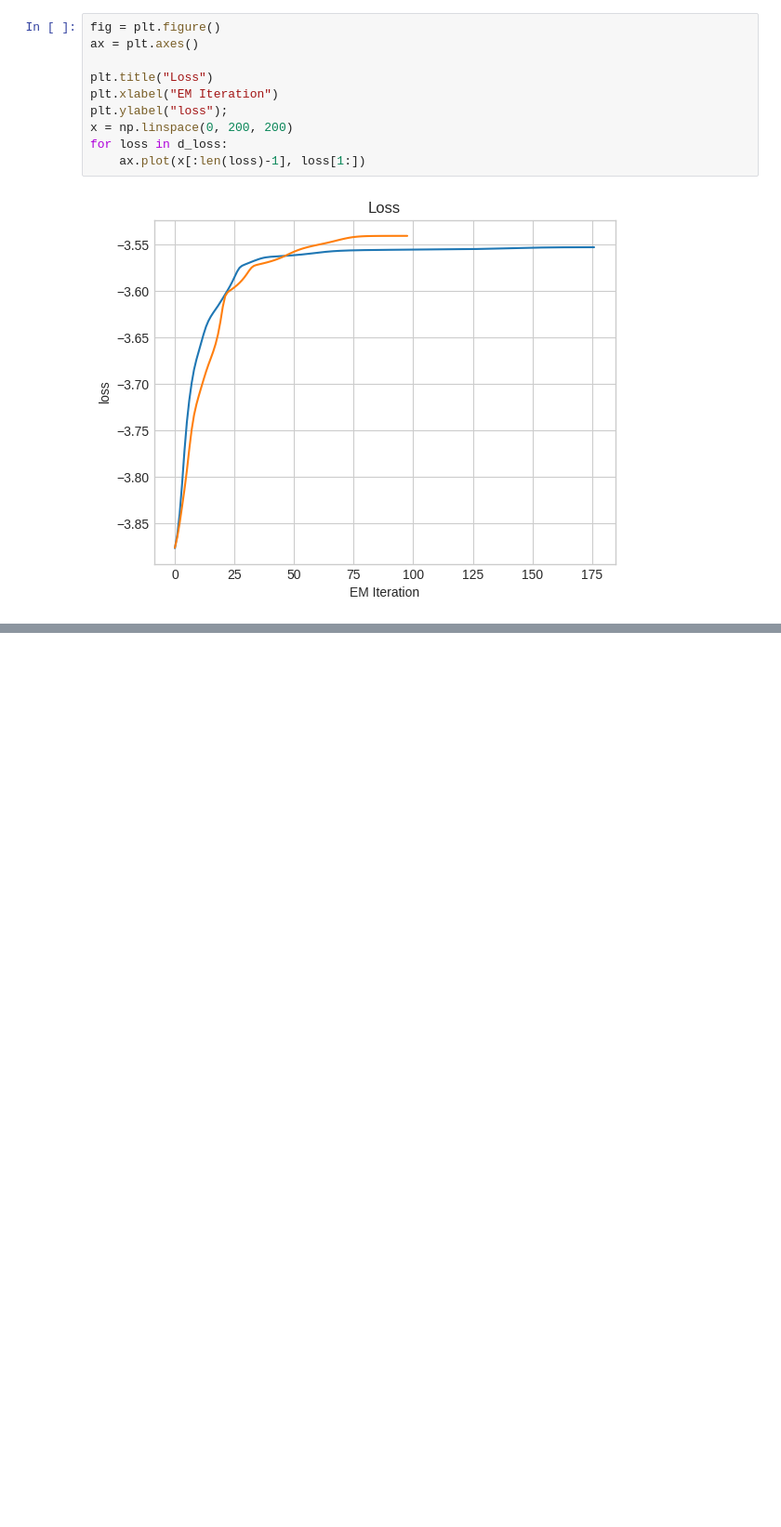
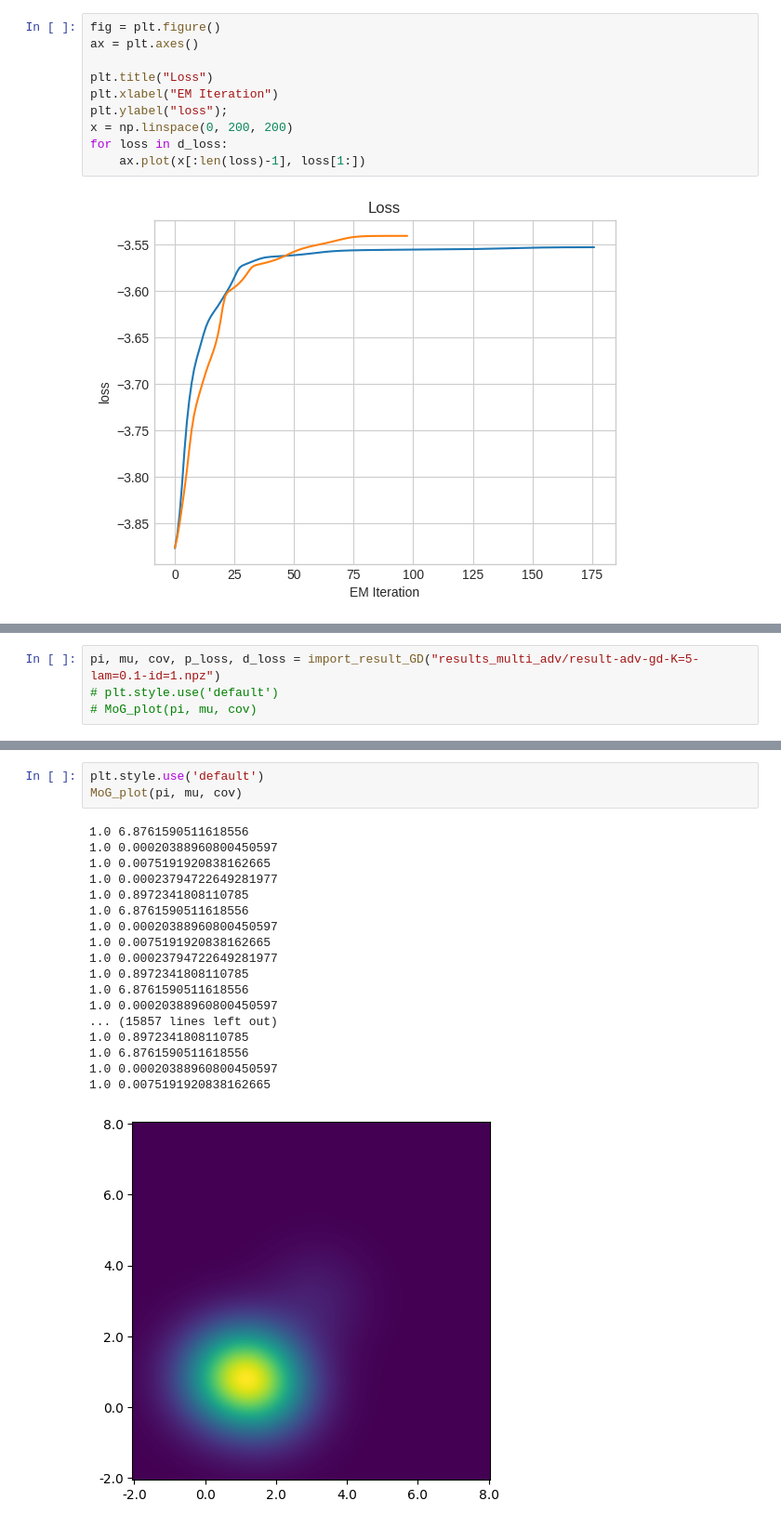
Before and after one commit to FengNiMa/203Project, a Jupyter notebook: Results.ipynb, the cells around one changed output, grey strips where cells are left out. Shown at 93% size. Saved outputs shown, nothing was run; the diff lists cells and outputs as text; blank space fills up the shorter version.

```diff
--- a/Results.ipynb
+++ b/Results.ipynb
@@ -131,0 +253,4 @@ for i in range(len(pi)):
+# %%
+pi, mu, cov, p_loss, d_loss = import_result_GD("results_multi_adv/result-adv-gd-K=5-lam=0.1-id=1.npz")
+# plt.style.use('default')
+# MoG_plot(pi, mu, cov)
@@ -131,0 +287,22 @@ for i in range(len(pi)):
+# %%
+plt.style.use('default')
+MoG_plot(pi, mu, cov)
+# %% [output]
+1.0 6.8761590511618556
+1.0 0.00020388960800450597
+1.0 0.0075191920838162665
+1.0 0.00023794722649281977
+1.0 0.8972341808110785
+1.0 6.8761590511618556
+1.0 0.00020388960800450597
+1.0 0.0075191920838162665
+1.0 0.00023794722649281977
+1.0 0.8972341808110785
+1.0 6.8761590511618556
+1.0 0.00020388960800450597
+... (15857 lines left out)
+1.0 0.8972341808110785
+1.0 6.8761590511618556
+1.0 0.00020388960800450597
+1.0 0.0075191920838162665
+[figure, added]
```
Also changed, not shown: parts of 31 cells of this notebook, 1 other file.
